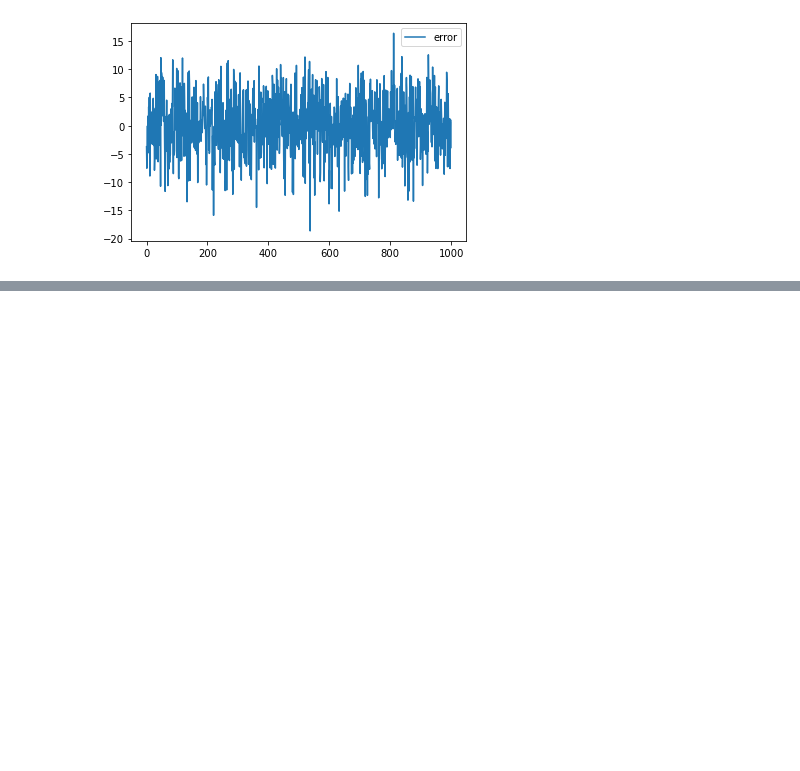
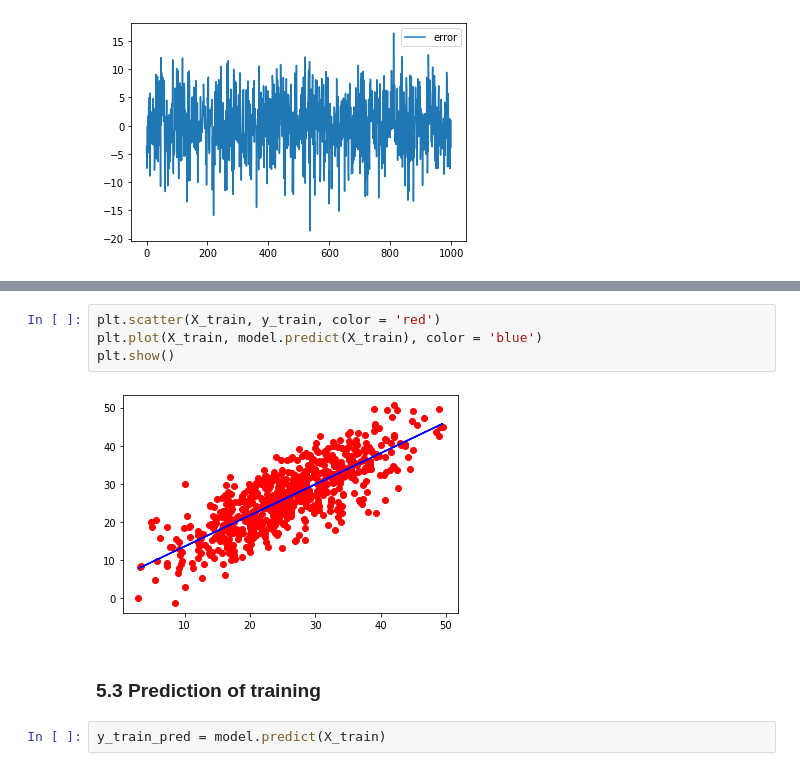
Before and after one commit to salasouza/familyoflms, a Jupyter notebook: notebooks/v1_linear_model_simples.ipynb, the cells around one changed output, grey strips where cells are left out. Saved outputs shown, nothing was run; the diff lists cells and outputs as text; blank space fills up the shorter version.

```diff
--- a/notebooks/v1_linear_model_simples.ipynb
+++ b/notebooks/v1_linear_model_simples.ipynb
@@ -231,0 +332,10 @@ plt.show()
+# %%
+plt.scatter(X_train, y_train, color = 'red')
+plt.plot(X_train, model.predict(X_train), color = 'blue')
+plt.show()
+# %% [output]
+[figure, added]
+# %% [markdown]
+<h3>5.3 Prediction of training </h3>
+# %%
+y_train_pred = model.predict(X_train)
```
Also changed, not shown: parts of 36 cells of this notebook.
